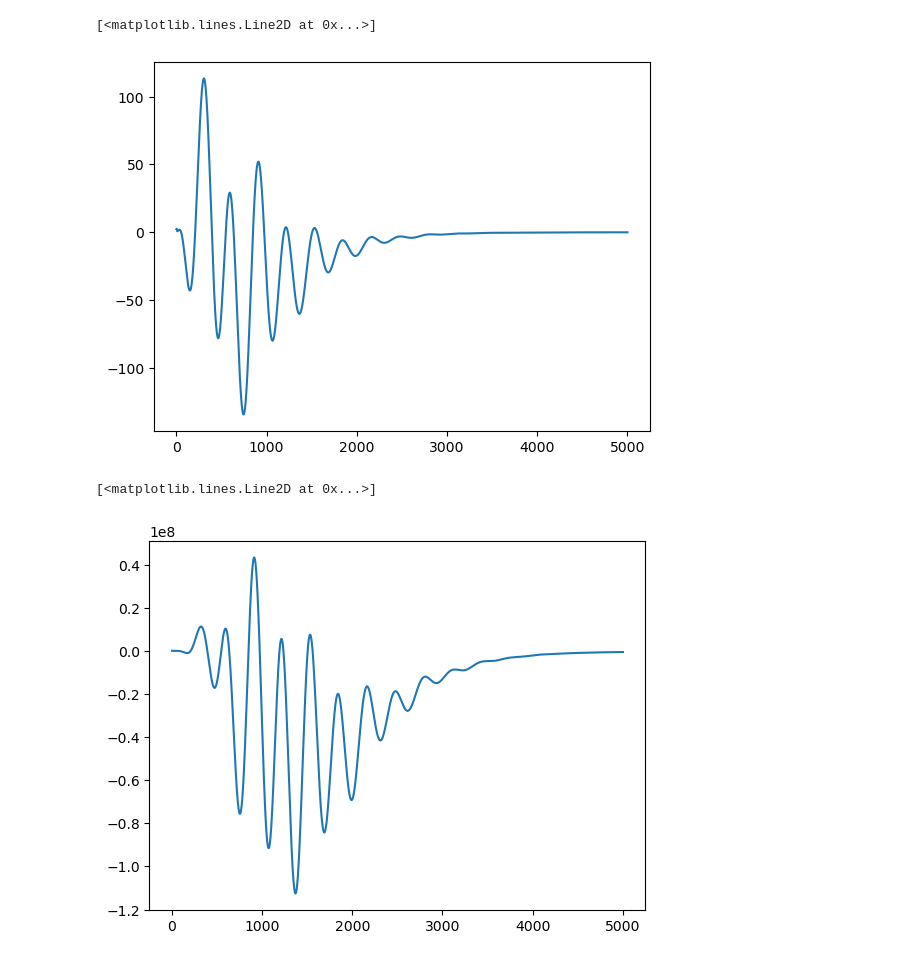
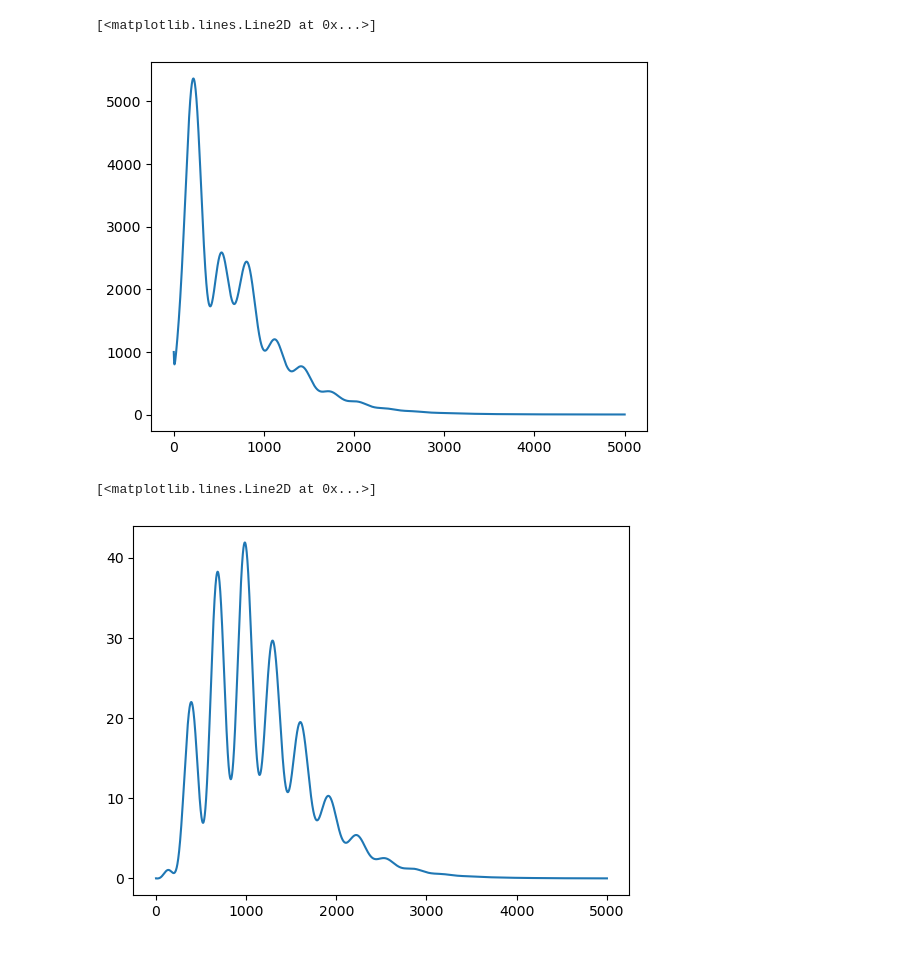
Before and after one commit to marcobonici/flax_test, a Jupyter notebook: flax_test.ipynb, the cells around one changed output. Saved outputs shown, nothing was run; the diff lists cells and outputs as text; code cells hidden in the pictures.

```diff
--- a/flax_test.ipynb
+++ b/flax_test.ipynb
@@ -29,7 +36 @@ variables = model.init(jax.random.key(0), batch)
-# %%
-#loading weights
-kind_Cl = "TE"
-capse_weights = jnp.load("weights_"+kind_Cl+"_lcdm.npy")
-in_MinMax = jnp.load("inMinMax_lcdm.npy")
-out_MinMax = jnp.load("outMinMaxCℓ"+kind_Cl+"_lcdm.npy")
 # %%
@@ -72,2 +74,29 @@ def inv_maximin_output(output, out_MinMax):
+# %%
+#loading weights
+in_MinMax = jnp.load("inMinMax_lcdm.npy")
+
+capse_weights_TT = jnp.load("weights_TT_lcdm.npy")
+out_MinMax_TT = jnp.load("outMinMaxCℓTT_lcdm.npy")
+variables_TT = load_weights(capse_weights_TT)
+
+capse_weights_EE = jnp.load("weights_EE_lcdm.npy")
+out_MinMax_EE = jnp.load("outMinMaxCℓEE_lcdm.npy")
+variables_EE = load_weights(capse_weights_EE)
+
+capse_weights_TE = jnp.load("weights_TE_lcdm.npy")
+out_MinMax_TE = jnp.load("outMinMaxCℓTE_lcdm.npy")
+variables_TE = load_weights(capse_weights_TE)
+
+capse_weights_PP = jnp.load("weights_PP_lcdm.npy")
+out_MinMax_PP = jnp.load("outMinMaxCℓPP_lcdm.npy")
+variables_PP = load_weights(capse_weights_PP)
+# %%
+#instantiating MLP with correct architecture
+Capse_TT = MLP([64, 64, 64, 64, 64, 4999], in_MinMax, out_MinMax_TT, variables_TT)
+Capse_EE = MLP([64, 64, 64, 64, 64, 4999], in_MinMax, out_MinMax_EE, variables_EE)
+Capse_TE = MLP([64, 64, 64, 64, 64, 4999], in_MinMax, out_MinMax_TE, variables_TE)
+Capse_PP = MLP([64, 64, 64, 64, 64, 4999], in_MinMax, out_MinMax_PP, variables_PP)
 # %%
-%timeit maximin_input(np.array([3, 0.96, 67, 0.02, 0.12, 0.05]), in_MinMax)
+#|model = MLP(features, in_MinMax, out_MinMax, NN_params)
+input_test = np.array([3, 0.96, 67, 0.02, 0.12, 0.05])  # replace with your input
+Cl = Capse_TT.get_Cl(input_test)
@@ -87,11 +107,11 @@ model_output = inv_maximin_output(norm_model_output, out_MinMax)
 # %%
 l = jnp.arange(2, 5000+1)
-plt.plot(l, model_output)
+plt.plot(l, Capse_TT.get_Cl(input_test))
 # %% [output]
 [<matplotlib.lines.Line2D at 0x...>]
-[figure, old version]
+[figure, new version]
 # %%
-plt.plot(l, model_output*l*l)
+plt.plot(l, Capse_EE.get_Cl(input_test))
 # %% [output]
 [<matplotlib.lines.Line2D at 0x...>]
-[figure, old version]
+[figure, new version]
```
Also changed, not shown: parts of 14 cells of this notebook.
